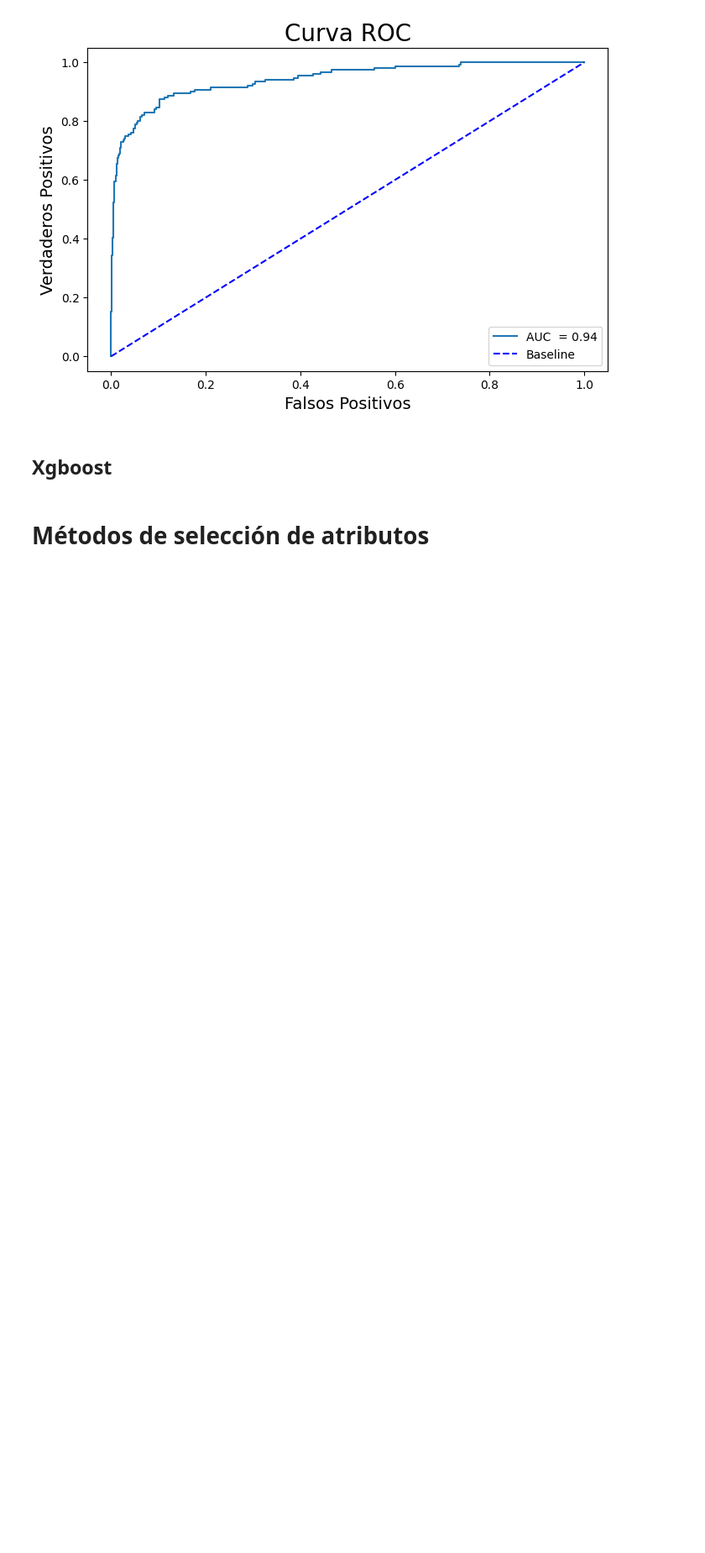
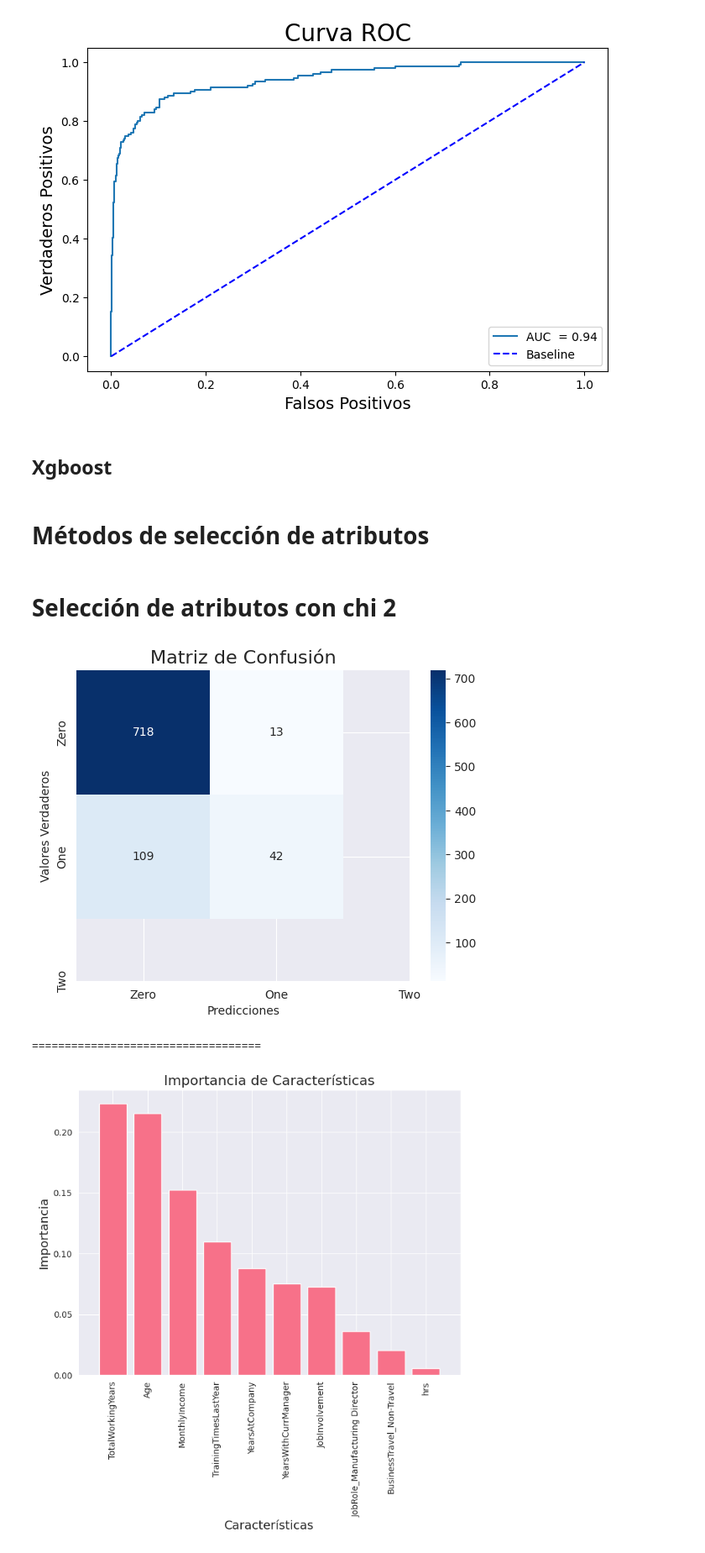
Before and after one commit to Natalia409634/Grupo7-practica2-ML, a Jupyter notebook: G7_P2_ML.ipynb, the cells around one changed output. Shown at 84% size. Saved outputs shown, nothing was run; the diff lists cells and outputs as text; code cells hidden in the pictures; blank space fills up the shorter version.

Commit message:
seleccion de atributos

```diff
--- a/G7_P2_ML.ipynb
+++ b/G7_P2_ML.ipynb
@@ -547,3 +552,64 @@ plt.legend();
 ## Xgboost
 # %% [markdown]
 # Métodos de selección de atributos
+# %% [markdown]
+# Selección de atributos con chi 2
+# %%
+#num de caracteristicas
+k = 10
+selector = SelectKBest(score_func=chi2, k=k)
+selector.fit(X_train, y_train)
+X_train_selected = selector.transform(X_train)
+X_test_selected = selector.transform(X_test)
+
+
+#entrenamiento
+gb = GradientBoostingClassifier(n_estimators=500, min_samples_split=5, min_samples_leaf=1, learning_rate=0.05)
+gb.fit(X_train_selected, y_train)
+
+#predicciones
+y_pred = gb.predict(X_test_selected)
+
+
+ba = balanced_accuracy_score(y_test, y_pred, sample_weight=None)
+f1 = f1_score(y_test, y_pred, average='macro', sample_weight=None)
+
+#matriz de confusión
+cm = confusion_matrix(y_test, y_pred)
+labels = ['True Neg', 'False Pos', 'False Neg', 'True Pos']
+categories = ['Zero', 'One', 'Two']
+fig, ax = plt.subplots()
+sns.heatmap(cm, annot=True, cmap='Blues', fmt='g', xticklabels=categories, yticklabels=categories, ax=ax)
+ax.set_xlabel('Predicciones')
+ax.set_ylabel('Valores Verdaderos')
+ax.set_title('Matriz de Confusión', fontsize=16)
+plt.show()
+
+print("===================================")
+
+# características mas importantes
+importances = gb.feature_importances_
+
+indices = np.argsort(importances)[::-1]
+sns.set_style('darkgrid')
+sns.set_palette("husl", X_train_selected.shape[1])
+plt.figure(figsize=(8, 6))
+plt.bar(range(X_train_selected.shape[1]), importances[indices])
+plt.xticks(range(X_train_selected.shape[1]), [selected_feature_names[i] for i in indices], rotation=90)
+
+plt.xlim([-1, X_train_selected.shape[1]])
+plt.title('Importancia de Características', fontsize=16)
+plt.xlabel('Características', fontsize=14)
+plt.ylabel('Importancia', fontsize=14)
+plt.show()
+
+
+print("===================================")
+print(f"Balanced Accuracy: {ba:.4f}")
+print(f"F1: {f1:.4f}")
+print()
+print(classification_report(y_test, y_pred))
+# %% [output]
+[figure, added]
+===================================
+[figure, added]
```
Also changed, not shown: parts of 10 cells of this notebook.
